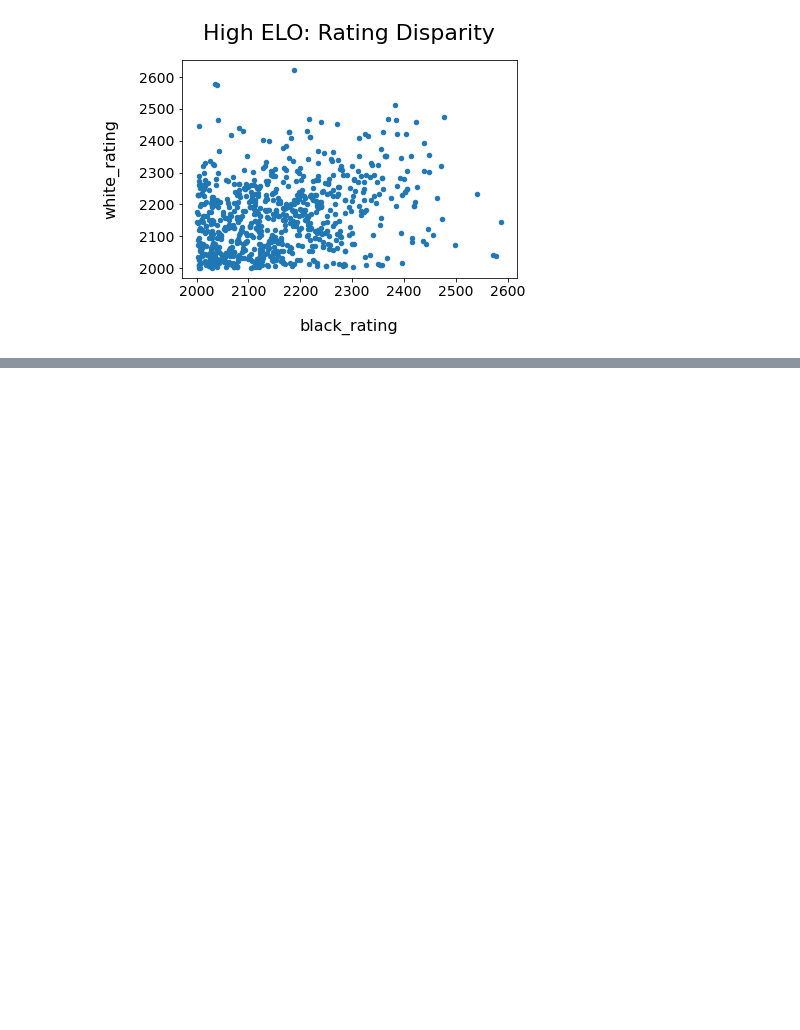
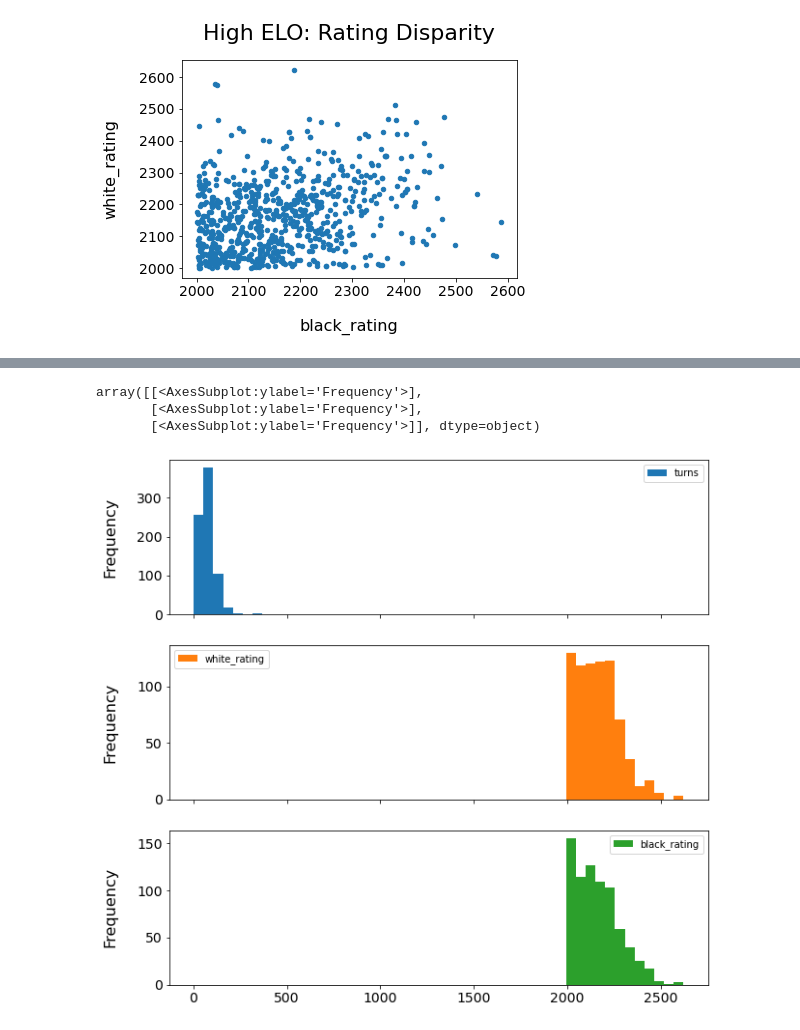
Before and after one commit to Squ4nchy/data_visualisation, a Jupyter notebook: data_visualisation.ipynb, the cells around one changed output, grey strips where cells are left out. Drawn from its saved outputs; the diff is of its cells as text; code cells hidden in the pictures; blank space fills up the shorter version.

```diff
--- a/data_visualisation.ipynb
+++ b/data_visualisation.ipynb
@@ -185,2 +187,11 @@ wine_reviews['points'].plot.hist()
+# %%
+chess_columns = high_rated.columns
+chess_columns = [x for x in chess_columns if x not in ['turns', 'black_rating', 'white_rating']]
 # %%
-iris.plot.hist(subplots=True, layout=(2,2), figsize=(10,10), bins=20)
+# How to not share x-axis?
+high_rated.drop(chess_columns, axis=1).plot.hist(subplots=True, layout=(3,1), figsize=(10,10), bins=50)
+# %% [output]
+array([[<AxesSubplot:ylabel='Frequency'>],
+       [<AxesSubplot:ylabel='Frequency'>],
+       [<AxesSubplot:ylabel='Frequency'>]], dtype=object)
+[figure, added]
```
Also changed, not shown: parts of 9 cells of this notebook, 1 other file.
